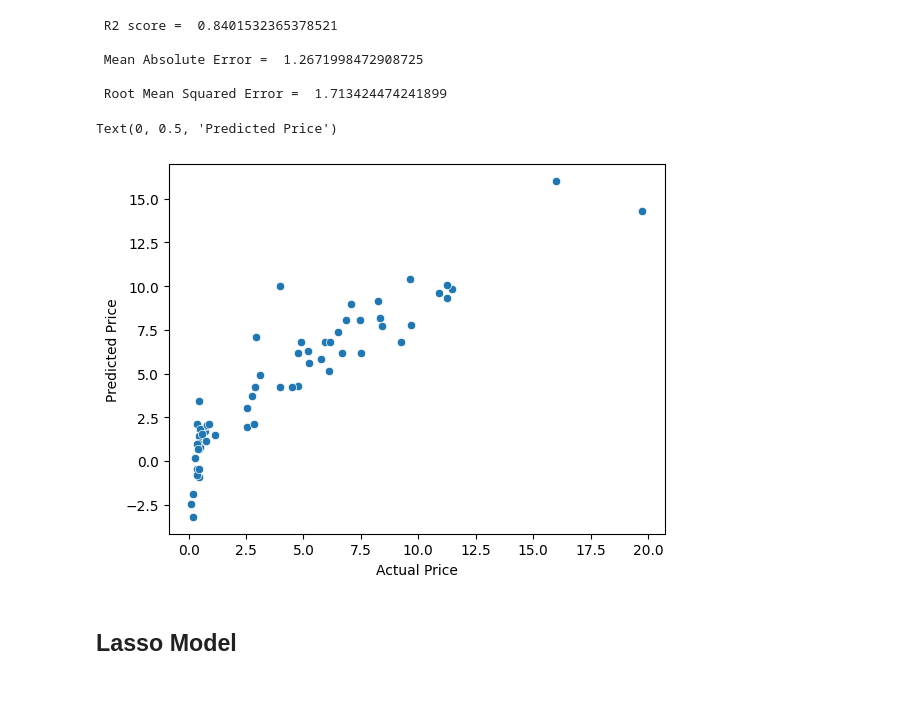
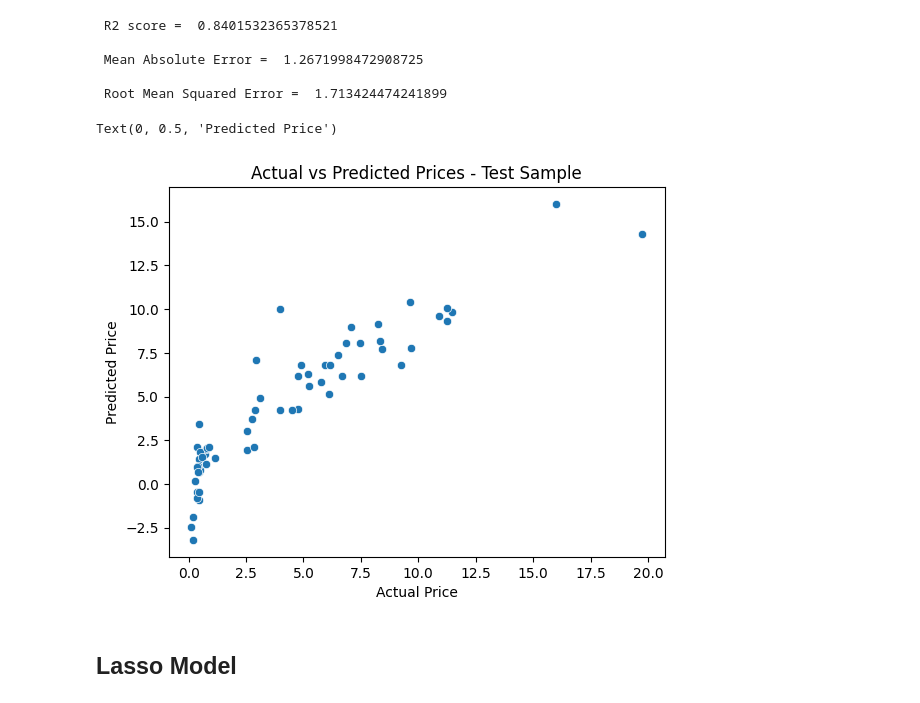
Before and after one commit to adamsdossantos/car_price, a Jupyter notebook: car_price_prediction.ipynb, the cells around one changed output. Drawn from its saved outputs; the diff is of its cells as text; code cells hidden in the pictures.

```diff
--- a/car_price_prediction.ipynb
+++ b/car_price_prediction.ipynb
@@ -160,12 +166,14 @@ print(' Root Mean Squared Error = ', rmse, '\n')
 
  Root Mean Squared Error =  1.713424474241899
 # %%
+# plotting the results
 sns.scatterplot(x=y_test, y=pred_linear_test)
+plt.title('Actual vs Predicted Prices - Test Sample')
 plt.xlabel('Actual Price')
 plt.ylabel('Predicted Price')
 # %% [output]
 Text(0, 0.5, 'Predicted Price')
-[figure, old version]
+[figure, new version]
 # %% [markdown]
 ## Lasso Model
 # %%
```
Also changed, not shown: parts of 12 cells of this notebook.
